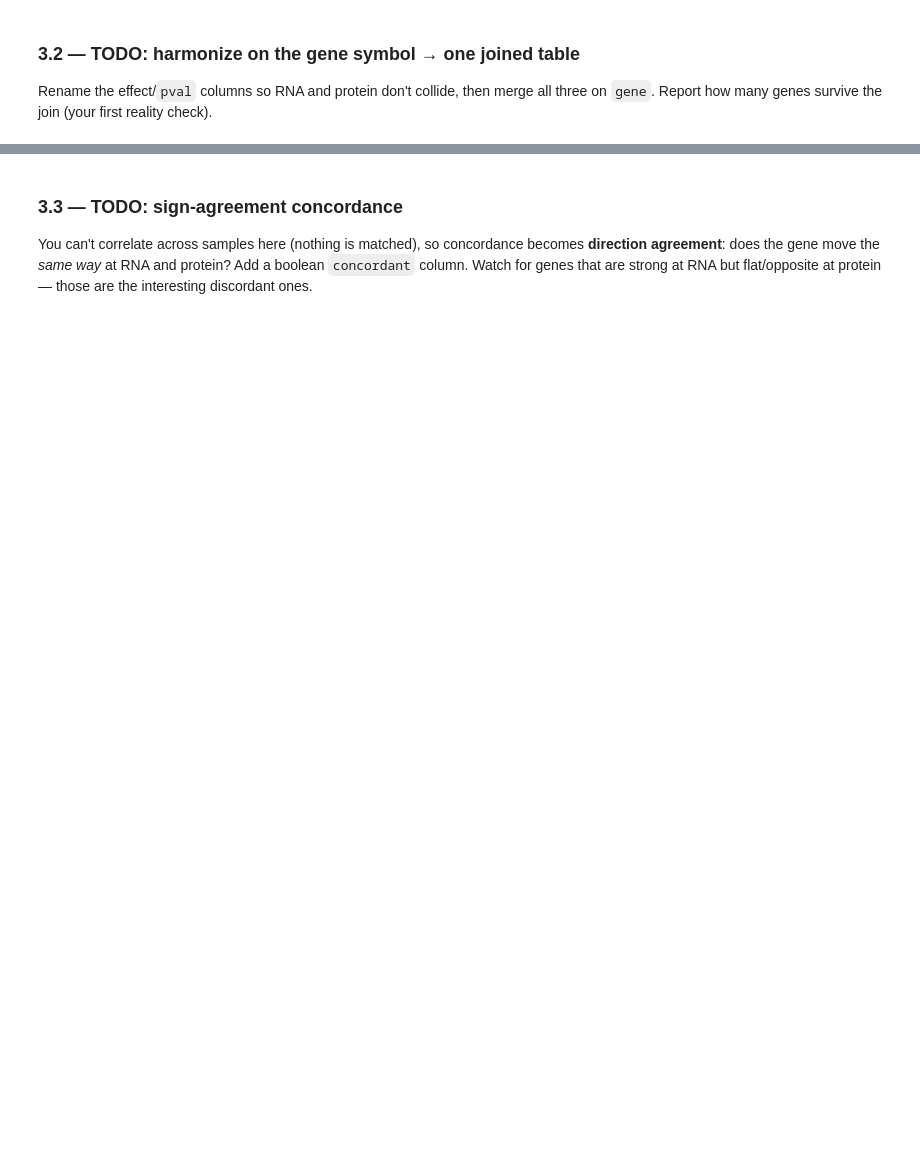
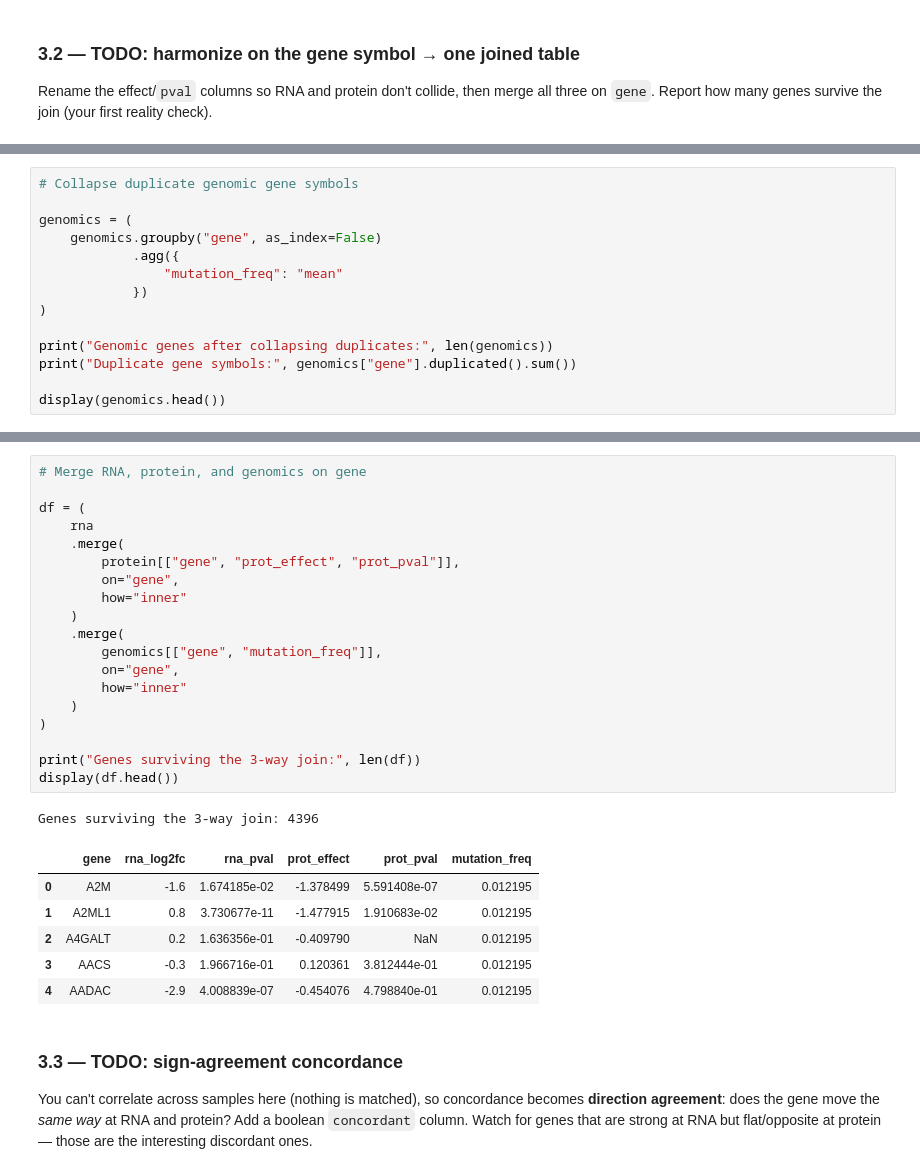
Before and after one commit to gloria668-ops/biot6900, a Jupyter notebook: BIOT6900_Module2_Starter_OV.ipynb, the cells around one changed output, grey strips where cells are left out. Drawn from its saved outputs; the diff is of its cells as text; blank space fills up the shorter version.

```diff
--- a/BIOT6900_Module2_Starter_OV.ipynb
+++ b/BIOT6900_Module2_Starter_OV.ipynb
@@ -442,0 +468,14 @@ Genes in joined table: 4652
+# %%
+# Collapse duplicate genomic gene symbols
+
+genomics = (
+    genomics.groupby("gene", as_index=False)
+            .agg({
+                "mutation_freq": "mean"
+            })
+)
+
+print("Genomic genes after collapsing duplicates:", len(genomics))
+print("Duplicate gene symbols:", genomics["gene"].duplicated().sum())
+
+display(genomics.head())
@@ -443,3 +491,30 @@ Genes in joined table: 4652
+# %%
+# Merge RNA, protein, and genomics on gene
+
+df = (
+    rna
+    .merge(
+        protein[["gene", "prot_effect", "prot_pval"]],
+        on="gene",
+        how="inner"
+    )
+    .merge(
+        genomics[["gene", "mutation_freq"]],
+        on="gene",
+        how="inner"
+    )
+)
+
+print("Genes surviving the 3-way join:", len(df))
+display(df.head())
+# %% [output]
+Genes surviving the 3-way join: 4396
+|  | gene | rna_log2fc | rna_pval | prot_effect | prot_pval | mutation_freq |
+| 0 | A2M | -1.6 | 1.674185e-02 | -1.378499 | 5.591408e-07 | 0.012195 |
+| 1 | A2ML1 | 0.8 | 3.730677e-11 | -1.477915 | 1.910683e-02 | 0.012195 |
+| 2 | A4GALT | 0.2 | 1.636356e-01 | -0.409790 | NaN | 0.012195 |
+| 3 | AACS | -0.3 | 1.966716e-01 | 0.120361 | 3.812444e-01 | 0.012195 |
+| 4 | AADAC | -2.9 | 4.008839e-07 | -0.454076 | 4.798840e-01 | 0.012195 |
 # %% [markdown]
 ### 3.3 — TODO: sign-agreement concordance
 You can't correlate across samples here (nothing is matched), so concordance becomes **direction agreement**: does the gene move the *same way* at RNA and protein? Add a boolean `concordant` column. Watch for genes that are strong at RNA but flat/opposite at protein — those are the interesting discordant ones.
```
Also changed, not shown: parts of 24 cells of this notebook, 1 other file.
